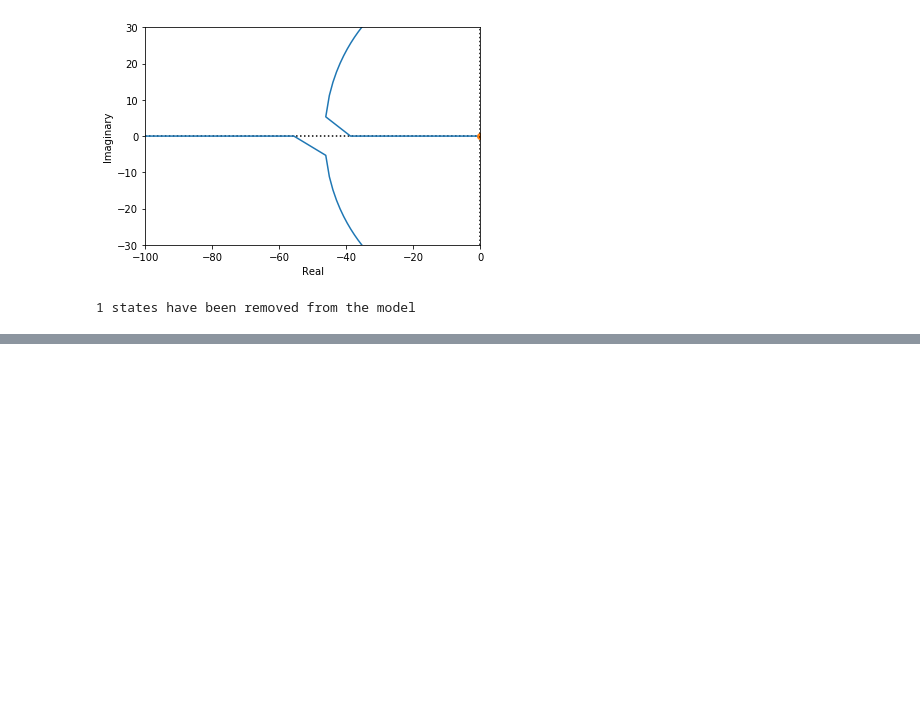
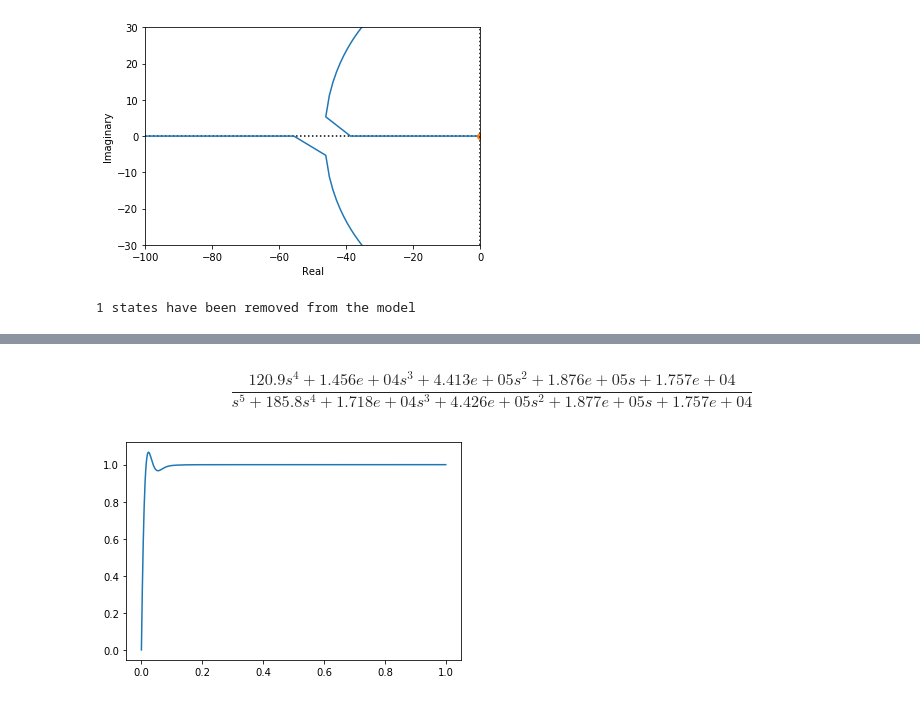
Before and after one commit to cohen39/blue-eyes-white-dragon, a Jupyter notebook: notes/Rockt_control_design.ipynb, the cells around one changed output, grey strips where cells are left out. Cells and saved outputs as stored; diff of their text form; code cells hidden in the pictures; blank space fills up the shorter version.

```diff
--- a/notes/Rockt_control_design.ipynb
+++ b/notes/Rockt_control_design.ipynb
@@ -634,0 +656,8 @@ control.bode(Go, margins=True, dB=True, omega=np.logspace(1, 5));
+# %%
+Gc2 = control.feedback(Go2)
+t2, y2 = control.step_response(Gc2, T=np.linspace(0, 1, 1000))
+plt.plot(t2, y2)
+Gc2
+# %% [output]
+$$\frac{120.9 s^4 + 1.456e+04 s^3 + 4.413e+05 s^2 + 1.876e+05 s + 1.757e+04}{s^5 + 185.8 s^4 + 1.718e+04 s^3 + 4.426e+05 s^2 + 1.877e+05 s + 1.757e+04}$$
+[figure, added]
```
Also changed, not shown: parts of 22 cells of this notebook.
